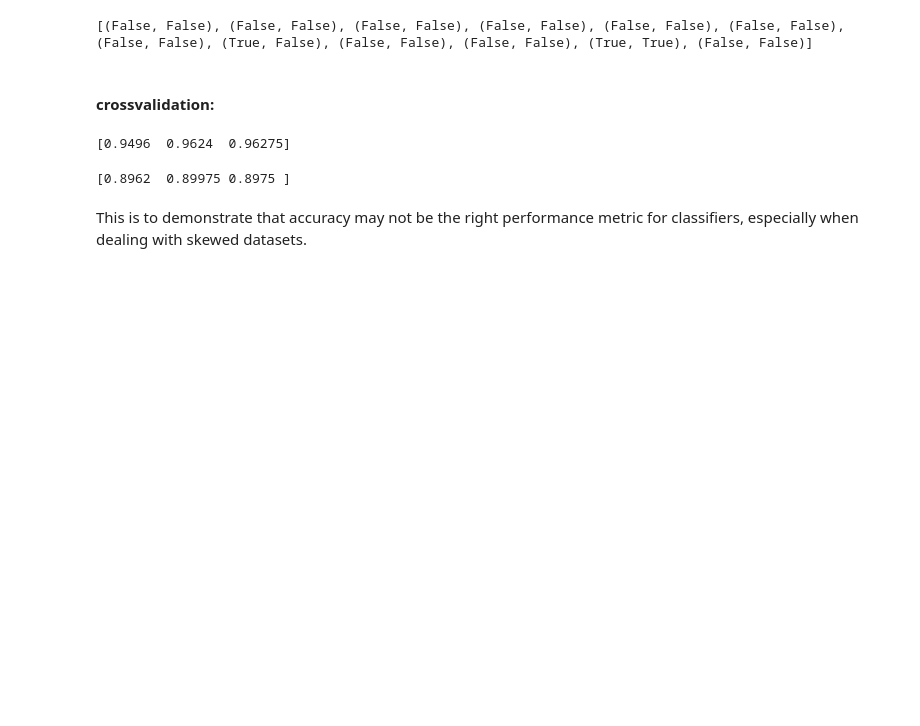
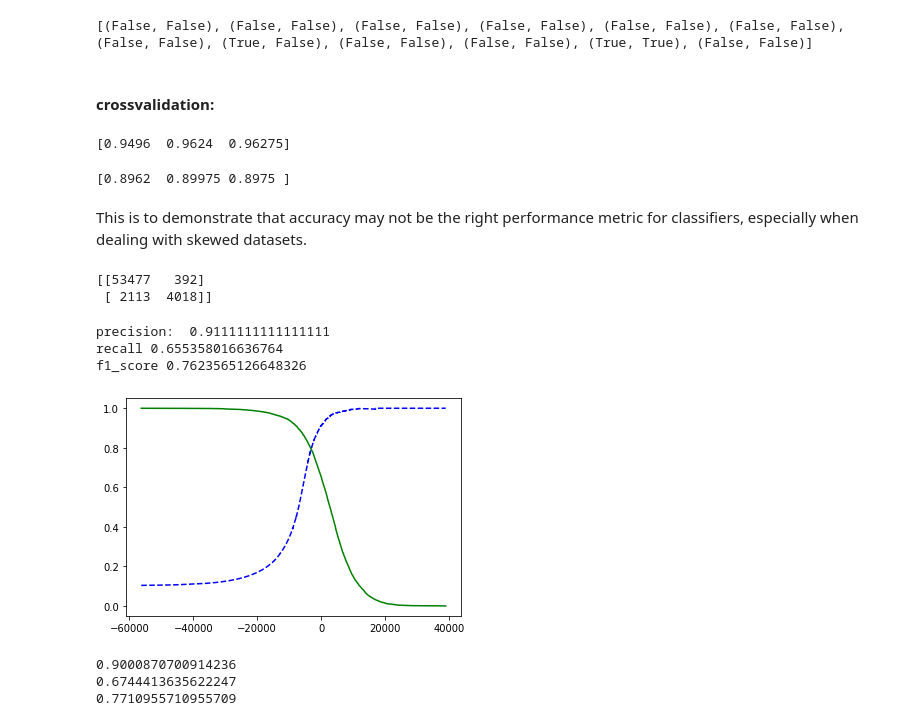
Before and after one commit to sanjay-chivukula/ml-experimental, a Jupyter notebook: mnist-digit/Untitled.ipynb, the cells around one changed output. Cells and saved outputs as stored; diff of their text form; code cells hidden in the pictures; blank space fills up the shorter version.

```diff
--- a/mnist-digit/Untitled.ipynb
+++ b/mnist-digit/Untitled.ipynb
@@ -111,0 +114,34 @@ This is to demonstrate that accuracy may not be the right performance metric for
+# %%
+from sklearn.metrics import confusion_matrix
+conf_matrix = confusion_matrix(y_train_3, y_train_3_pred)
+print(conf_matrix)
+# %% [output]
+[[53477   392]
+ [ 2113  4018]]
+# %%
+from sklearn.metrics import precision_score
+from sklearn.metrics import recall_score
+from sklearn.metrics import f1_score
+
+print("precision: ", precision_score(y_train_3, y_train_3_pred))
+print("recall", recall_score(y_train_3, y_train_3_pred))
+print("f1_score", f1_score(y_train_3, y_train_3_pred))
+# %% [output]
+precision:  0.9111111111111111
+recall 0.655358016636764
+f1_score 0.7623565126648326
+# %%
+y_scores = cross_val_predict(sgd_classifier, X_train, y_train_3, cv=3, method="decision_function")
+# %%
+from sklearn.metrics import precision_recall_curve
+
+precisions, recalls, thresholds = precision_recall_curve(y_train_3, y_scores)
+# %%
+def plot_prt(precisions, recalls, thresholds):
+    plt.plot(thresholds, precisions[:-1], "b--", label="Precision")
+    plt.plot(thresholds, recalls[:-1], "g-", label="Recall")
+
+plot_prt(precisions, recalls, thresholds)
+plt.show()
+# %% [output]
+[figure, added]
@@ -111,0 +152,8 @@ This is to demonstrate that accuracy may not be the right performance metric for
+# %%
+print(precision_score(y_train_3, y_train_3_pred_90))
+print(recall_score(y_train_3, y_train_3_pred_90))
+print(f1_score(y_train_3, y_train_3_pred_90))
+# %% [output]
+0.9000870700914236
+0.6744413635622247
+0.7710955710955709
```
Also changed, not shown: parts of 20 cells of this notebook.
